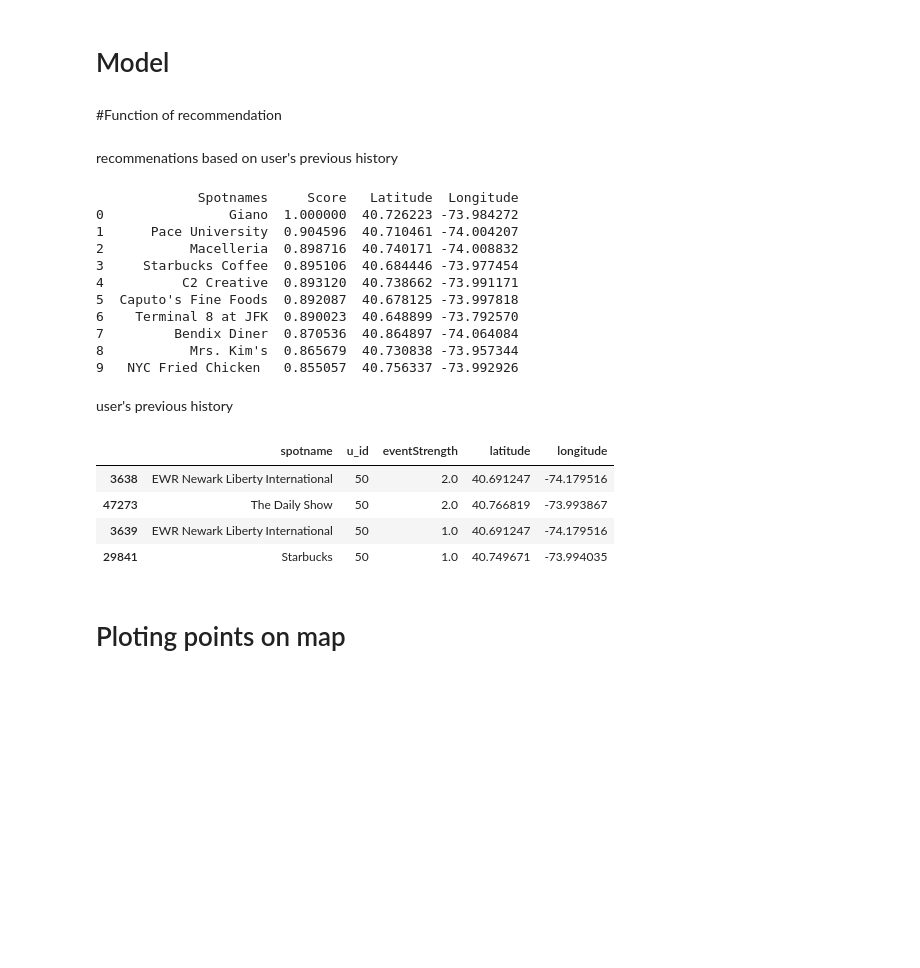
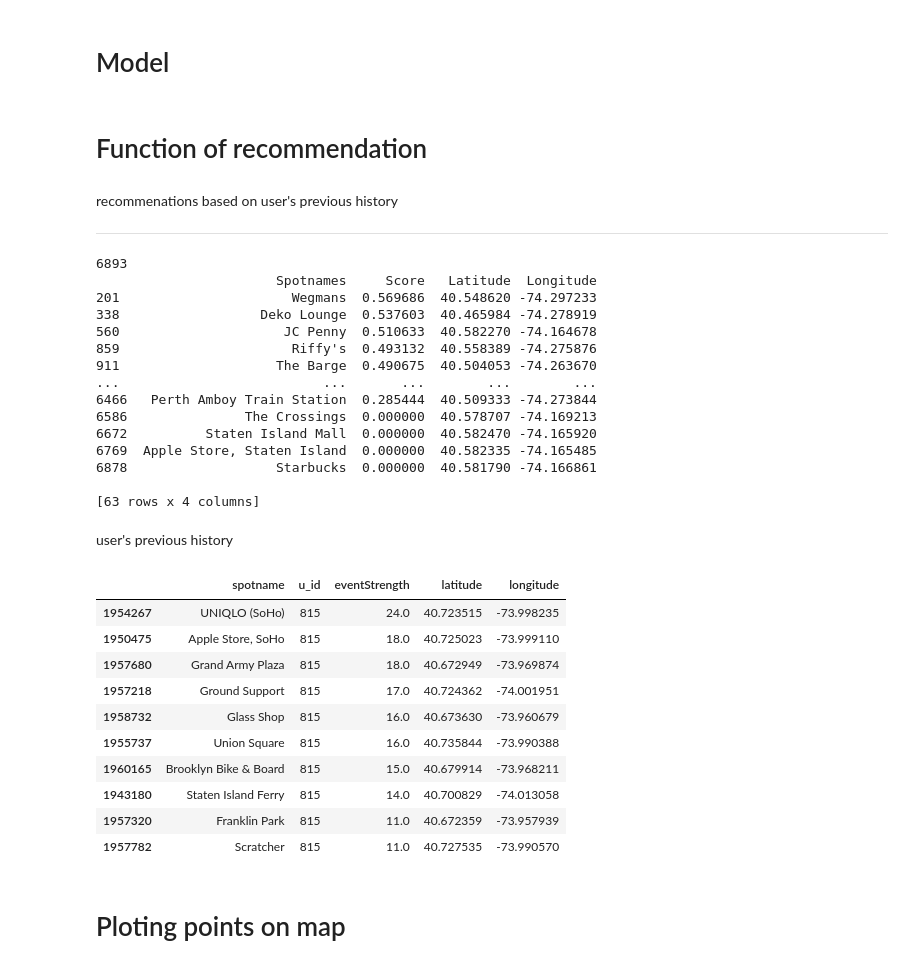
Before and after one commit to prachiacharya01/SneakPeek, a Jupyter notebook: Recommendation.ipynb, the cells around one changed output. Cells and saved outputs as stored; diff of their text form; code cells hidden in the pictures; blank space fills up the shorter version.

```diff
--- a/Recommendation.ipynb
+++ b/Recommendation.ipynb
@@ -128,0 +243,3 @@ merged_df
+# %%
+merged_df['latitude'] = latitude
+merged_df['longitude'] = longitude
@@ -128,0 +264,3 @@ merged_df
+# %%
+g = merged_df[['u_id','s_id','spotname','eventStrength']]
+grouped_df = g.groupby(['u_id','s_id','spotname']).sum().reset_index()
@@ -128,0 +310,5 @@ merged_df
+# %%
+grouped_df = grouped_df.merge(merged_df[['s_id','latitude','longitude']], how="left",on = "s_id")
+# %%
+grouped_df = grouped_df.drop_duplicates()
+grouped_df[grouped_df['u_id'] == 50]
@@ -141,4 +345,4 @@ data = (sparse_spot_person * alpha).astype('double')
 model.fit(data)
 # %% [markdown]
-#Function of recommendation
+# Function of recommendation
 # %%
@@ -180,42 +397,47 @@ def recommend(person_id, sparse_person_content, person_vecs, content_vecs, num_c
 # %% [markdown]
 recommenations based on user's previous history
+
+---
 # %%
 person_vecs = sparse.csr_matrix(model.user_factors)
 content_vecs = sparse.csr_matrix(model.item_factors)
 
-person_id = 50
-# u_lat = 40.691247
-# u_long = -74.179516
-# merged_df = merged_df[(merged_df['latitude']> u_lat-1 ) &
-#                       (merged_df['latitude']< u_lat+1) &
-#                       (merged_df['longitude']>u_long -1) &
-#                       (merged_df['longitude']<u_long + 1)]
+person_id = 815
 
 recommendations = recommend(person_id, sparse_person_spot, person_vecs, content_vecs)
 print(recommendations)
 # %% [output]
-             Spotnames     Score   Latitude  Longitude
-0                Giano  1.000000  40.726223 -73.984272
-1      Pace University  0.904596  40.710461 -74.004207
-2           Macelleria  0.898716  40.740171 -74.008832
-3     Starbucks Coffee  0.895106  40.684446 -73.977454
-4          C2 Creative  0.893120  40.738662 -73.991171
-5  Caputo's Fine Foods  0.892087  40.678125 -73.997818
-6    Terminal 8 at JFK  0.890023  40.648899 -73.792570
-7         Bendix Diner  0.870536  40.864897 -74.064084
-8           Mrs. Kim's  0.865679  40.730838 -73.957344
-9   NYC Fried Chicken   0.855057  40.756337 -73.992926
+6893
+                       Spotnames     Score   Latitude  Longitude
+201                      Wegmans  0.569686  40.548620 -74.297233
+338                  Deko Lounge  0.537603  40.465984 -74.278919
+560                     JC Penny  0.510633  40.582270 -74.164678
+859                      Riffy's  0.493132  40.558389 -74.275876
+911                    The Barge  0.490675  40.504053 -74.263670
+...                          ...       ...        ...        ...
+6466   Perth Amboy Train Station  0.285444  40.509333 -74.273844
+6586               The Crossings  0.000000  40.578707 -74.169213
+6672          Staten Island Mall  0.000000  40.582470 -74.165920
+6769  Apple Store, Staten Island  0.000000  40.582335 -74.165485
+6878                   Starbucks  0.000000  40.581790 -74.166861
+
+[63 rows x 4 columns]
 # %% [markdown]
 user's previous history
 # %%
-# user_id == 50
-merged_df.loc[merged_df['u_id'] == 50].sort_values(by=['eventStrength'], ascending=False)[['spotname', 'u_id', 'eventStrength','latitude','longitude']].head(10)
+(grouped_df.loc[grouped_df['u_id'] == 815].sort_values(by=['eventStrength'], ascending=False)[['spotname', 'u_id', 'eventStrength','latitude','longitude']].head(10)).drop_duplicates()
 # %% [output]
 |  | spotname | u_id | eventStrength | latitude | longitude |
-| 3638 | EWR Newark Liberty International | 50 | 2.0 | 40.691247 | -74.179516 |
-| 47273 | The Daily Show | 50 | 2.0 | 40.766819 | -73.993867 |
-| 3639 | EWR Newark Liberty International | 50 | 1.0 | 40.691247 | -74.179516 |
-| 29841 | Starbucks | 50 | 1.0 | 40.749671 | -73.994035 |
+| 1954267 | UNIQLO (SoHo) | 815 | 24.0 | 40.723515 | -73.998235 |
+| 1950475 | Apple Store, SoHo | 815 | 18.0 | 40.725023 | -73.999110 |
+| 1957680 | Grand Army Plaza | 815 | 18.0 | 40.672949 | -73.969874 |
+| 1957218 | Ground Support | 815 | 17.0 | 40.724362 | -74.001951 |
+| 1958732 | Glass Shop | 815 | 16.0 | 40.673630 | -73.960679 |
+| 1955737 | Union Square | 815 | 16.0 | 40.735844 | -73.990388 |
+| 1960165 | Brooklyn Bike & Board | 815 | 15.0 | 40.679914 | -73.968211 |
+| 1943180 | Staten Island Ferry | 815 | 14.0 | 40.700829 | -74.013058 |
+| 1957320 | Franklin Park | 815 | 11.0 | 40.672359 | -73.957939 |
+| 1957782 | Scratcher | 815 | 11.0 | 40.727535 | -73.990570 |
 # %% [markdown]
 # Ploting points on map
 # %%
```
Also changed, not shown: parts of 37 cells of this notebook.
